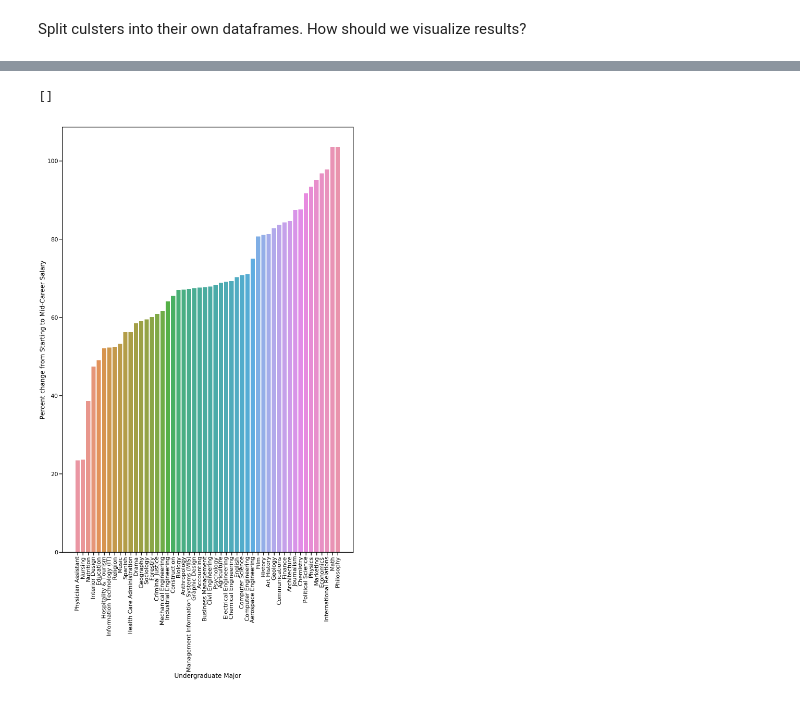
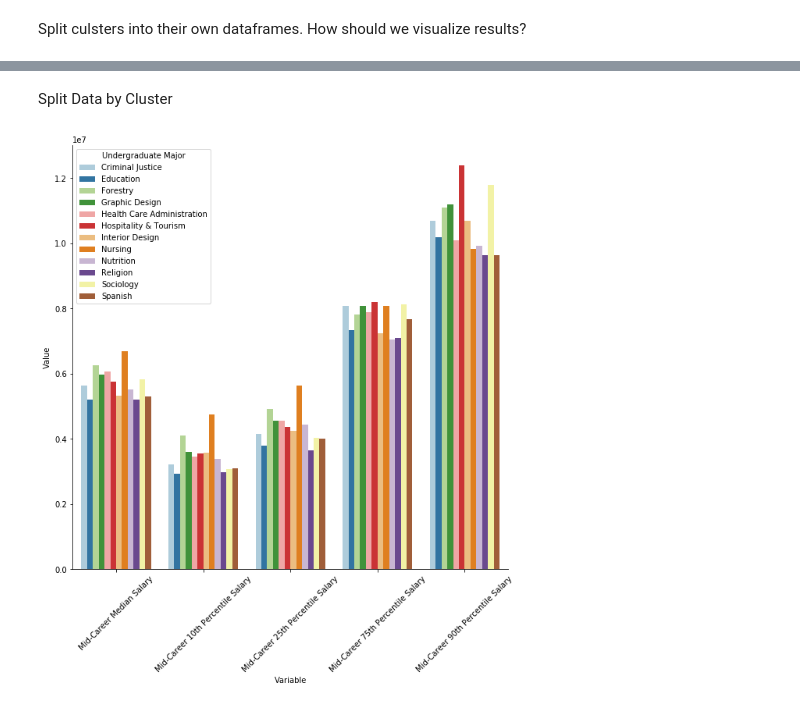
Before and after one commit to demi-tu/Where-it-Pays-to-Attend-College, a Jupyter notebook: analysis-matt.ipynb, the cells around one changed output, grey strips where cells are left out. Saved outputs shown, nothing was run; the diff lists cells and outputs as text; code cells hidden in the pictures.

```diff
--- a/analysis-matt.ipynb
+++ b/analysis-matt.ipynb
@@ -151,6 +126,0 @@ plt.scatter(centers[:, 0], centers[:, 1], c='black', s=200, alpha=0.5);
-# %%
-degrees_that_pay = degrees_that_pay.sort_values('Starting Median Salary')
-g = sns.barplot(degrees_that_pay["Undergraduate Major"], degrees_that_pay["Starting Median Salary"])
-plt.rcParams['figure.figsize']=(20,30)
-plt.setp(g.get_xticklabels(), rotation=90)
-g.plot()
@@ -160,6 +126,0 @@ g.plot()
-# %%
-degrees_that_pay = degrees_that_pay.sort_values('Mid-Career Median Salary')
-g = sns.barplot(degrees_that_pay["Undergraduate Major"], degrees_that_pay["Mid-Career Median Salary"])
-plt.rcParams['figure.figsize']=(20,30)
-plt.setp(g.get_xticklabels(), rotation=90)
-g.plot()
@@ -169,9 +127,2 @@ g.plot()
-# %%
-degrees_that_pay = degrees_that_pay.sort_values('Percent change from Starting to Mid-Career Salary')
-g = sns.barplot(degrees_that_pay["Undergraduate Major"], degrees_that_pay["Percent change from Starting to Mid-Career Salary"])
-plt.rcParams['figure.figsize']=(20,30)
-plt.setp(g.get_xticklabels(), rotation=90)
-g.plot()
-# %% [output]
-[]
-[figure, removed]
+# %% [markdown]
+Split Data by Cluster
@@ -177,0 +138,16 @@ g.plot()
+# %%
+cluster_one = cluster_one[['Undergraduate Major', 'Mid-Career Median Salary', 'Mid-Career 10th Percentile Salary', 'Mid-Career 25th Percentile Salary', 'Mid-Career 75th Percentile Salary', 'Mid-Career 90th Percentile Salary']]
+fig, ax1 = pl.subplots(figsize=(10, 10))
+tidy = (
+    cluster_one.set_index('Undergraduate Major')
+      .stack()
+      .reset_index()
+      .rename(columns={'level_1': 'Variable', 0: 'Value'})
+)
+
+
+bar = sns.barplot(x='Variable', y='Value', hue='Undergraduate Major', data=tidy, ax=ax1, palette='Paired')
+plt.setp(bar.get_xticklabels(), rotation=45)
+sns.despine(fig)
+# %% [output]
+[figure, added]
```
Also changed, not shown: parts of 20 cells of this notebook.
